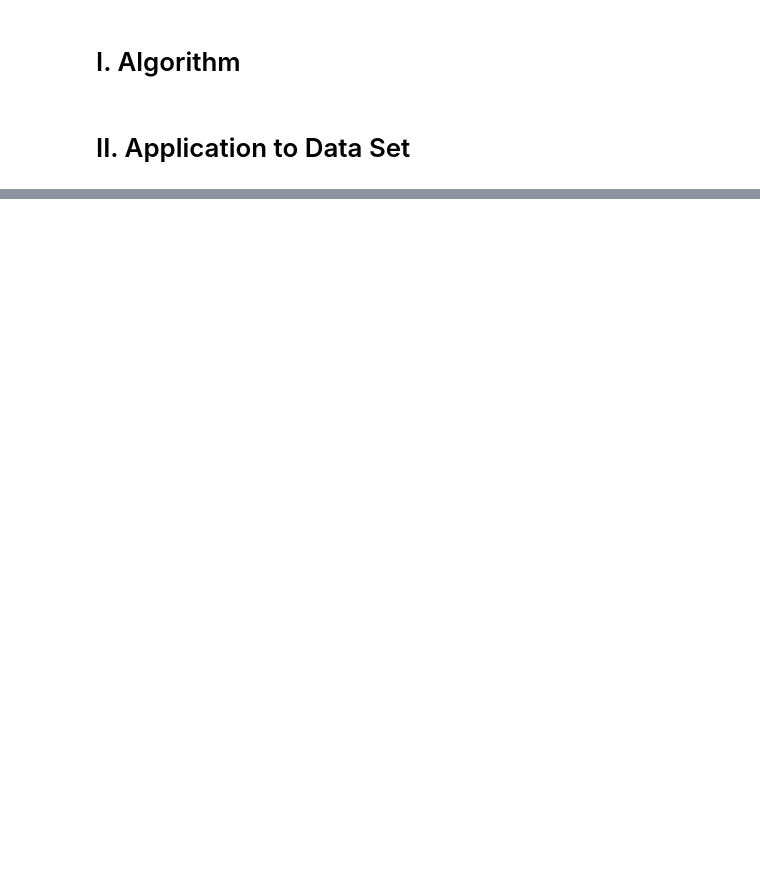
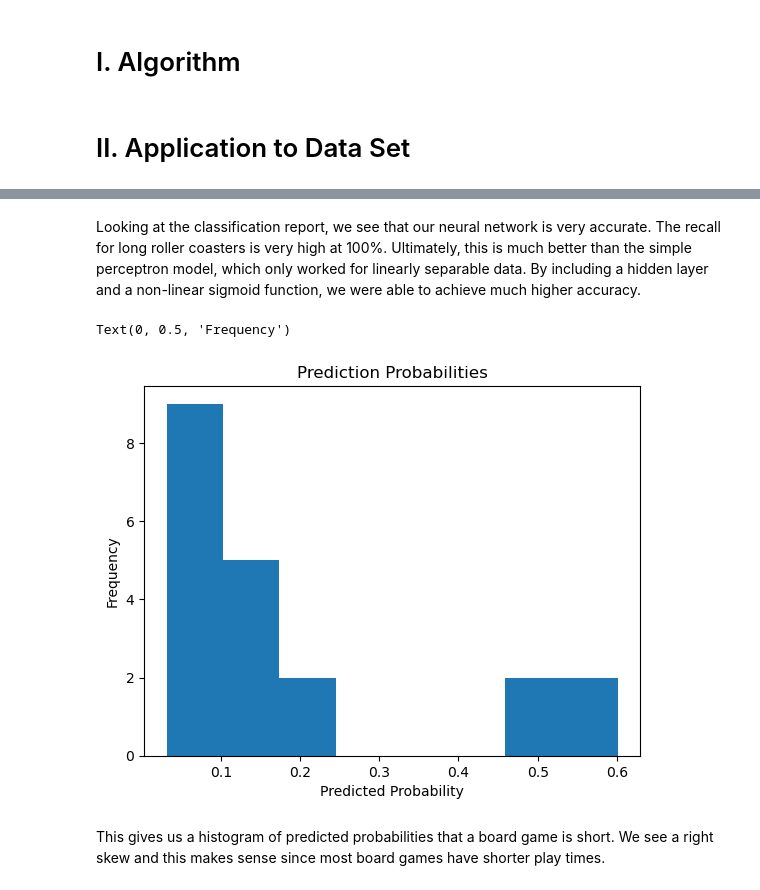
Before and after one commit to legendschwab/cmor438individual, a Jupyter notebook: Supervised Machine Learning/4. Neural Networks/neuralnetworkcmor438.ipynb, the cells around one changed output, grey strips where cells are left out. Cells and saved outputs as stored; diff of their text form; code cells hidden in the pictures; blank space fills up the shorter version.

```diff
--- a/Supervised Machine Learning/4. Neural Networks/neuralnetworkcmor438.ipynb
+++ b/Supervised Machine Learning/4. Neural Networks/neuralnetworkcmor438.ipynb
@@ -165,0 +223,6 @@ plt.show()
+# %%
+# Evaluate the model
+y_pred = model.forward(X_test_scaled)
+y_pred_labels = (y_pred >= 0.5).astype(int)
+print(f"Accuracy: {accuracy_score(y_test, y_pred_labels)}")
+print("Classification Report:\n", classification_report(y_test, y_pred_labels))
@@ -165,0 +240,13 @@ plt.show()
+# %% [markdown]
+Looking at the classification report, we see that our neural network is very accurate. The recall for long roller coasters is very high at 100%. Ultimately, this is much better than the simple perceptron model, which only worked for linearly separable data. By including a hidden layer and a non-linear sigmoid function, we were able to achieve much higher accuracy.
+# %%
+# Plotting distriution of prediction probabilities
+plt.hist(y_pred, bins=8)
+plt.title('Prediction Probabilities')
+plt.xlabel('Predicted Probability')
+plt.ylabel('Frequency')
+# %% [output]
+Text(0, 0.5, 'Frequency')
+[figure, added]
+# %% [markdown]
+This gives us a histogram of predicted probabilities that a board game is short. We see a right skew and this makes sense since most board games have shorter play times.
```
Also changed, not shown: parts of 12 cells of this notebook.
